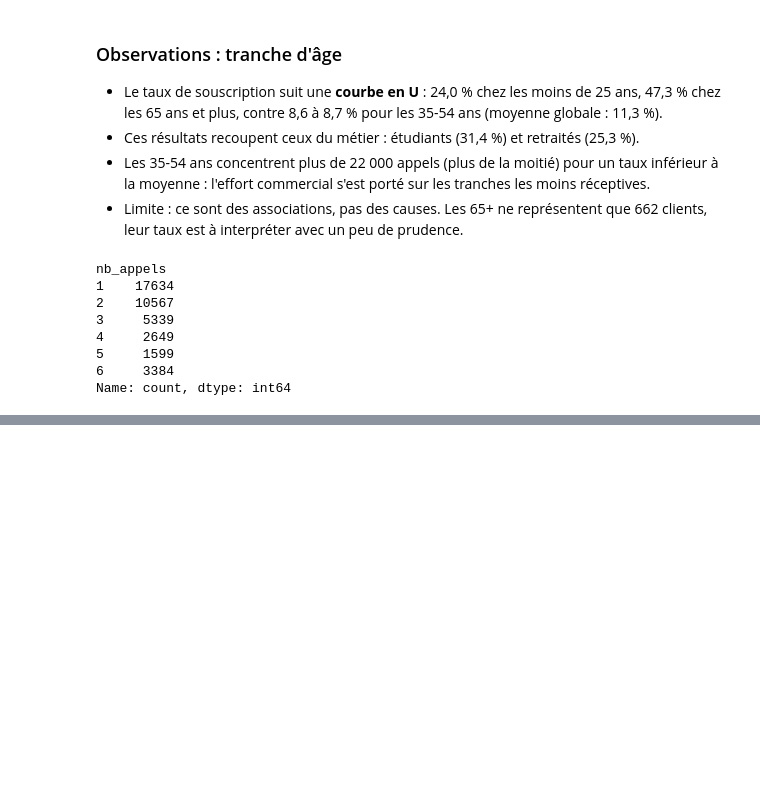
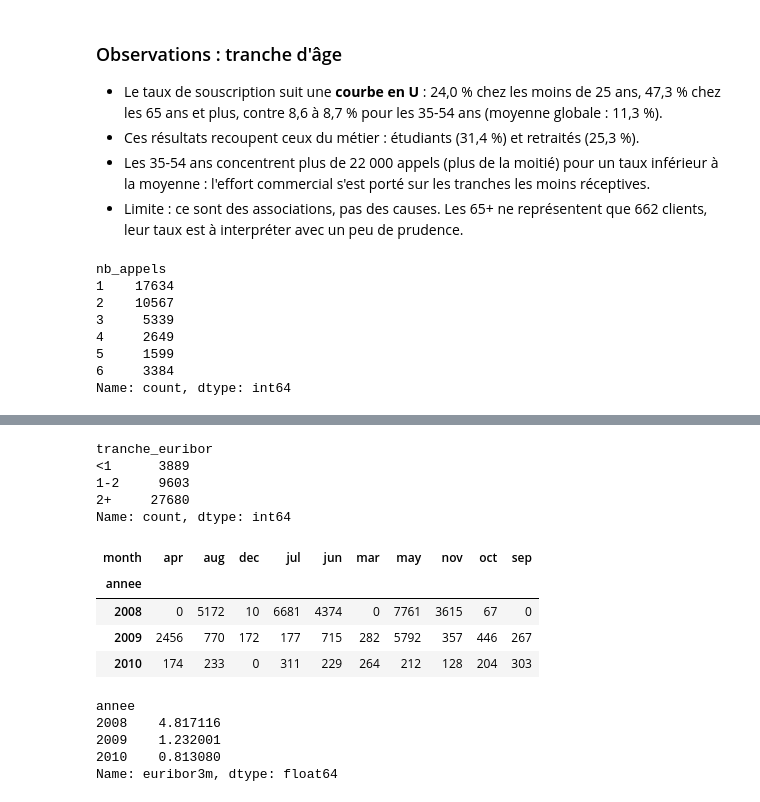
Before and after one commit to Amelie-S38/bank-marketing-dashboard, a Jupyter notebook: notebooks/02_analyse.ipynb, the cells around one changed output, grey strips where cells are left out. Saved outputs shown, nothing was run; the diff lists cells and outputs as text; code cells hidden in the pictures; blank space fills up the shorter version.

```diff
--- a/notebooks/02_analyse.ipynb
+++ b/notebooks/02_analyse.ipynb
@@ -198,0 +296,8 @@ effort
+# %%
+import sys
+sys.path.append("..")
+
+from src.features import add_features
+
+df = pd.read_csv("../data/processed/bank_marketing_clean.csv")
+df = add_features(df)
@@ -198,0 +315,24 @@ effort
+# %%
+df["tranche_euribor"].value_counts().sort_index()
+# %% [output]
+tranche_euribor
+<1      3889
+1-2     9603
+2+     27680
+Name: count, dtype: int64
+# %%
+pd.crosstab(df["annee"], df["month"])
+# %% [output]
+| month | apr | aug | dec | jul | jun | mar | may | nov | oct | sep |
+| annee |  |  |  |  |  |  |  |  |  |  |
+| 2008 | 0 | 5172 | 10 | 6681 | 4374 | 0 | 7761 | 3615 | 67 | 0 |
+| 2009 | 2456 | 770 | 172 | 177 | 715 | 282 | 5792 | 357 | 446 | 267 |
+| 2010 | 174 | 233 | 0 | 311 | 229 | 264 | 212 | 128 | 204 | 303 |
+# %%
+df.groupby("annee")["euribor3m"].mean()
+# %% [output]
+annee
+2008    4.817116
+2009    1.232001
+2010    0.813080
+Name: euribor3m, dtype: float64
```
Also changed, not shown: parts of 13 cells of this notebook, 3 other files.
